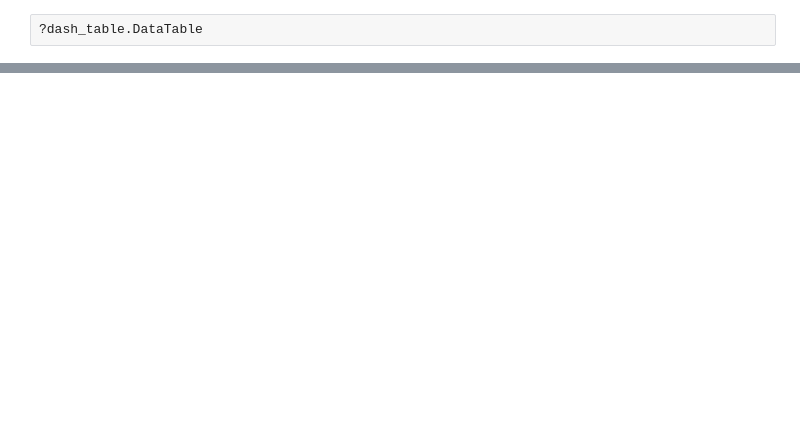
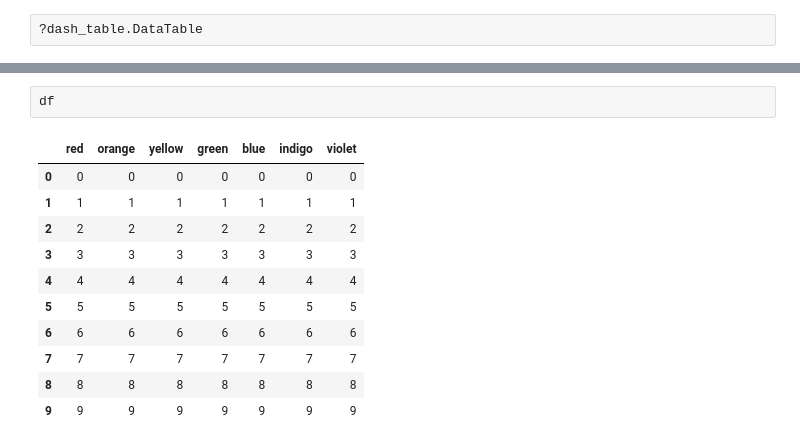
Before and after one commit to bgithub1/barchartacs, a Jupyter notebook: barchartacs/Untitled.ipynb, the cells around one changed output, grey strips where cells are left out. Cells and saved outputs as stored; diff of their text form; blank space fills up the shorter version.

```diff
--- a/barchartacs/Untitled.ipynb
+++ b/barchartacs/Untitled.ipynb
@@ -989,0 +742,14 @@ pairs
+# %%
+df
+# %% [output]
+|  | red | orange | yellow | green | blue | indigo | violet |
+| 0 | 0 | 0 | 0 | 0 | 0 | 0 | 0 |
+| 1 | 1 | 1 | 1 | 1 | 1 | 1 | 1 |
+| 2 | 2 | 2 | 2 | 2 | 2 | 2 | 2 |
+| 3 | 3 | 3 | 3 | 3 | 3 | 3 | 3 |
+| 4 | 4 | 4 | 4 | 4 | 4 | 4 | 4 |
+| 5 | 5 | 5 | 5 | 5 | 5 | 5 | 5 |
+| 6 | 6 | 6 | 6 | 6 | 6 | 6 | 6 |
+| 7 | 7 | 7 | 7 | 7 | 7 | 7 | 7 |
+| 8 | 8 | 8 | 8 | 8 | 8 | 8 | 8 |
+| 9 | 9 | 9 | 9 | 9 | 9 | 9 | 9 |
```
Also changed, not shown: parts of 26 cells of this notebook, 5 other files.
